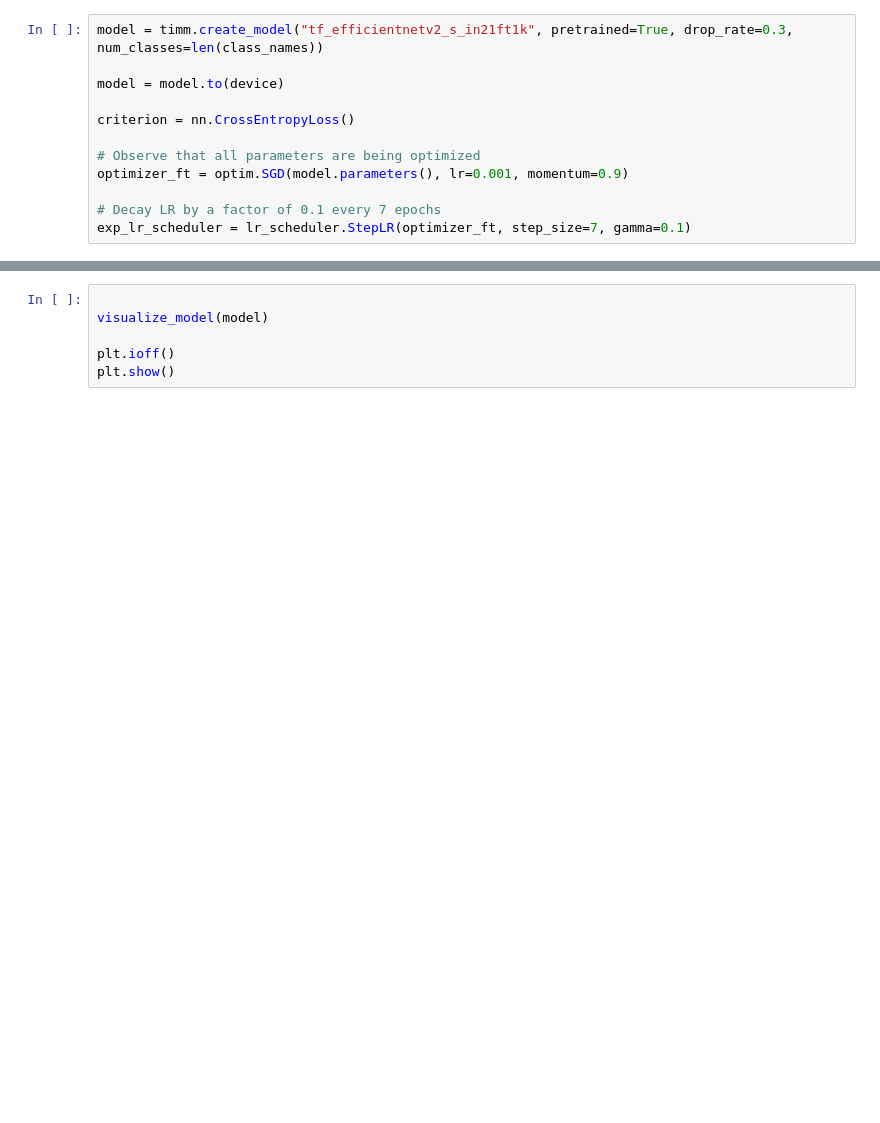
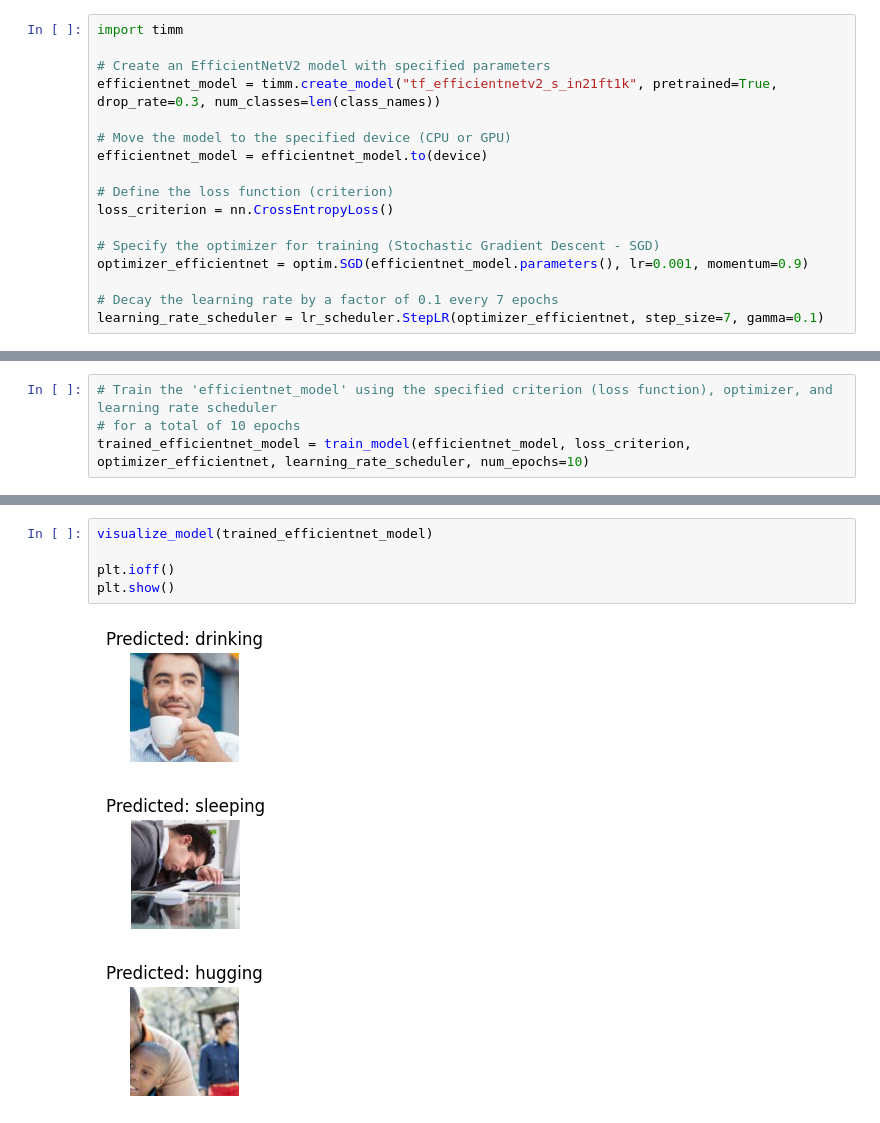
Before and after one commit to sathmijayasuriya/DL-lab2, a Jupyter notebook: efficientnetv2s.ipynb, the cells around one changed output, grey strips where cells are left out. Cells and saved outputs as stored; diff of their text form; blank space fills up the shorter version.

```diff
--- a/efficientnetv2s.ipynb
+++ b/efficientnetv2s.ipynb
@@ -208,12 +253,17 @@ def visualize_model(model, num_images=6):
 # %%
-model = timm.create_model("tf_efficientnetv2_s_in21ft1k", pretrained=True, drop_rate=0.3, num_classes=len(class_names))
+import timm
 
-model = model.to(device)
+# Create an EfficientNetV2 model with specified parameters
+efficientnet_model = timm.create_model("tf_efficientnetv2_s_in21ft1k", pretrained=True, drop_rate=0.3, num_classes=len(class_names))
 
-criterion = nn.CrossEntropyLoss()
+# Move the model to the specified device (CPU or GPU)
+efficientnet_model = efficientnet_model.to(device)
 
-# Observe that all parameters are being optimized
-optimizer_ft = optim.SGD(model.parameters(), lr=0.001, momentum=0.9)
+# Define the loss function (criterion)
+loss_criterion = nn.CrossEntropyLoss()
 
-# Decay LR by a factor of 0.1 every 7 epochs
-exp_lr_scheduler = lr_scheduler.StepLR(optimizer_ft, step_size=7, gamma=0.1)
+# Specify the optimizer for training (Stochastic Gradient Descent - SGD)
+optimizer_efficientnet = optim.SGD(efficientnet_model.parameters(), lr=0.001, momentum=0.9)
+
+# Decay the learning rate by a factor of 0.1 every 7 epochs
+learning_rate_scheduler = lr_scheduler.StepLR(optimizer_efficientnet, step_size=7, gamma=0.1)
@@ -239,0 +270,4 @@ Best val Acc: 0.820667
+# %%
+# Train the 'efficientnet_model' using the specified criterion (loss function), optimizer, and learning rate scheduler
+# for a total of 10 epochs
+trained_efficientnet_model = train_model(efficientnet_model, loss_criterion, optimizer_efficientnet, learning_rate_scheduler, num_epochs=10)
@@ -240,6 +294,9 @@ Best val Acc: 0.820667
 # %%
-
-visualize_model(model)
+visualize_model(trained_efficientnet_model)
 
 plt.ioff()
 plt.show()
+# %% [output]
+[figure, added]
+[figure, added]
+[figure, added]
```
Also changed, not shown: parts of 14 cells of this notebook.
